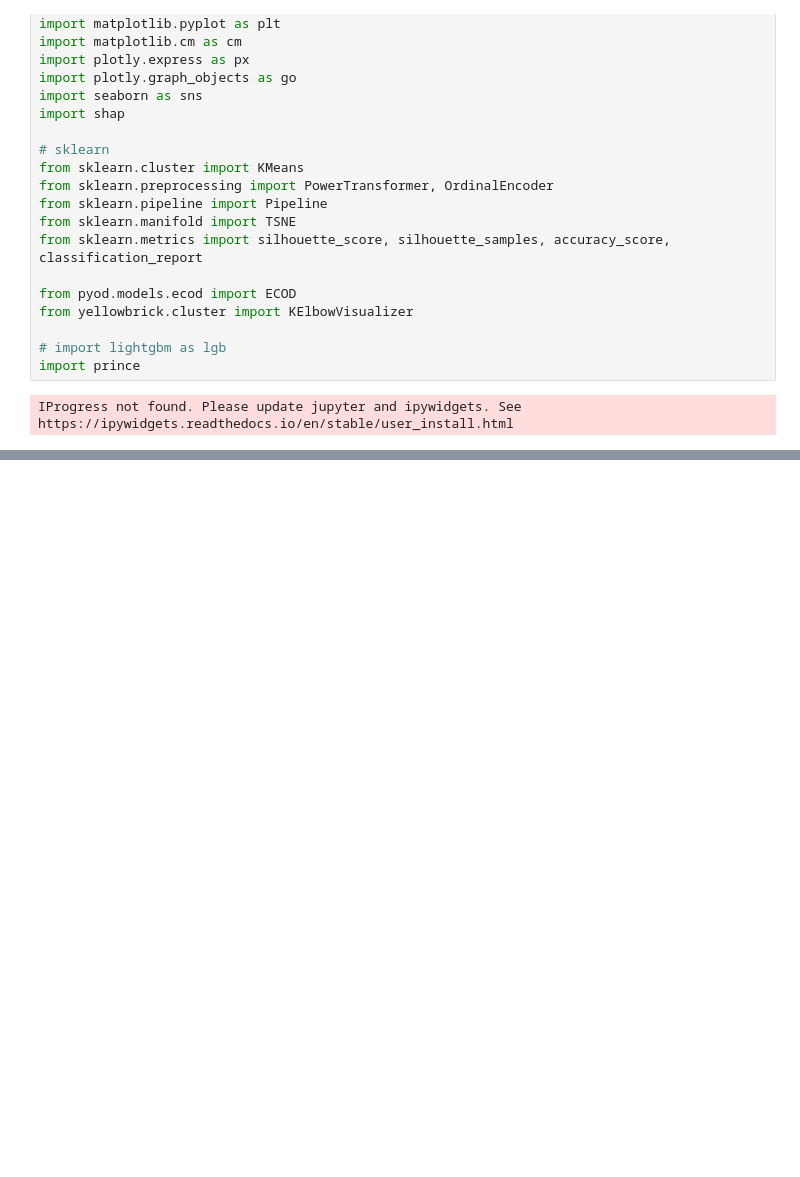
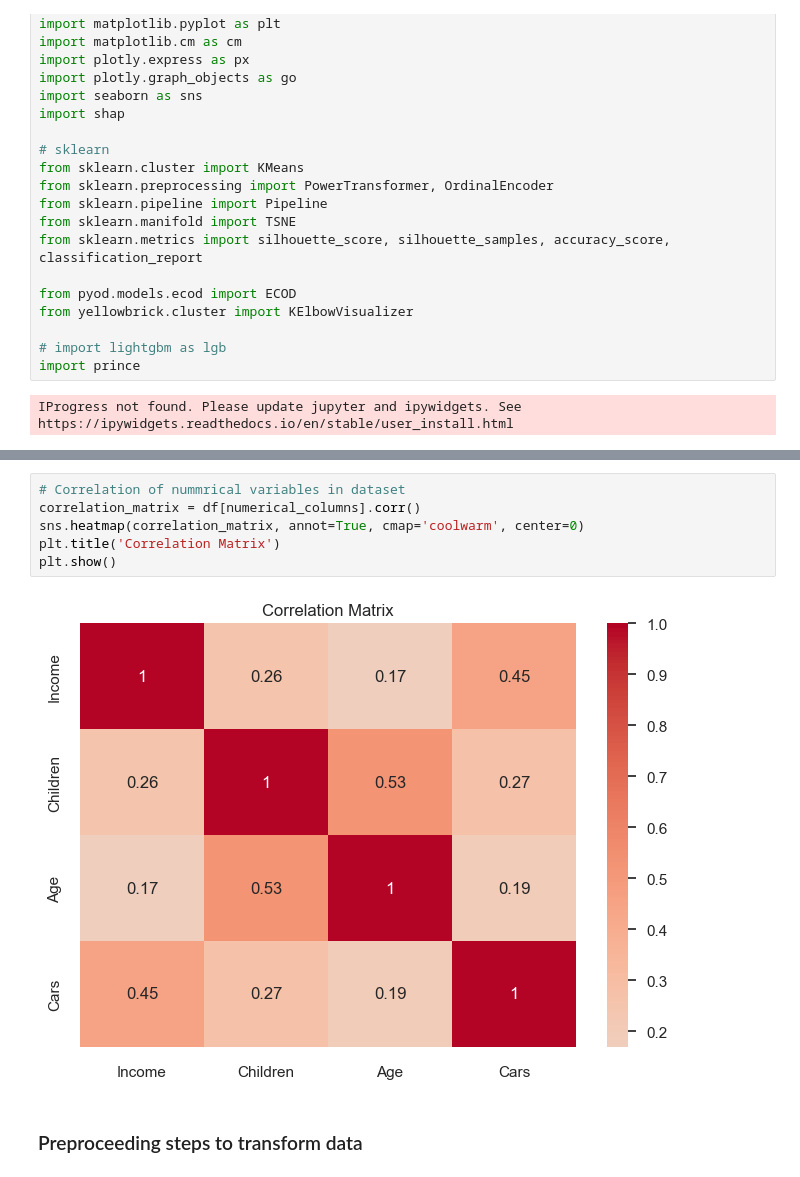
Before and after one commit to moshchev/data_analytics_ws23, a Jupyter notebook: start.ipynb, the cells around one changed output, grey strips where cells are left out. Drawn from its saved outputs; the diff is of its cells as text; blank space fills up the shorter version.

```diff
--- a/start.ipynb
+++ b/start.ipynb
@@ -43,0 +171,10 @@ df
+# %%
+# Correlation of nummrical variables in dataset
+correlation_matrix = df[numerical_columns].corr()
+sns.heatmap(correlation_matrix, annot=True, cmap='coolwarm', center=0)
+plt.title('Correlation Matrix')
+plt.show()
+# %% [output]
+[figure, added]
+# %% [markdown]
+### Preproceeding steps to transform data
```
Also changed, not shown: parts of 9 cells of this notebook.
